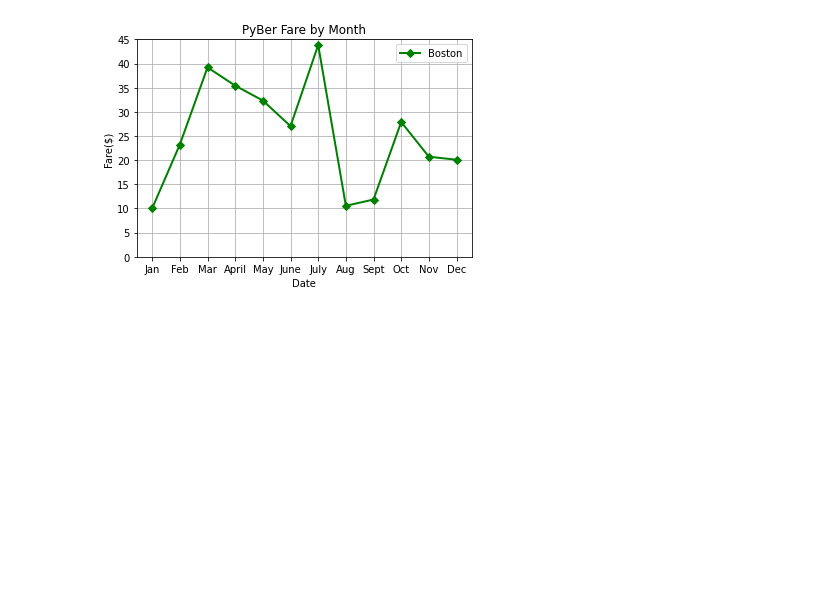
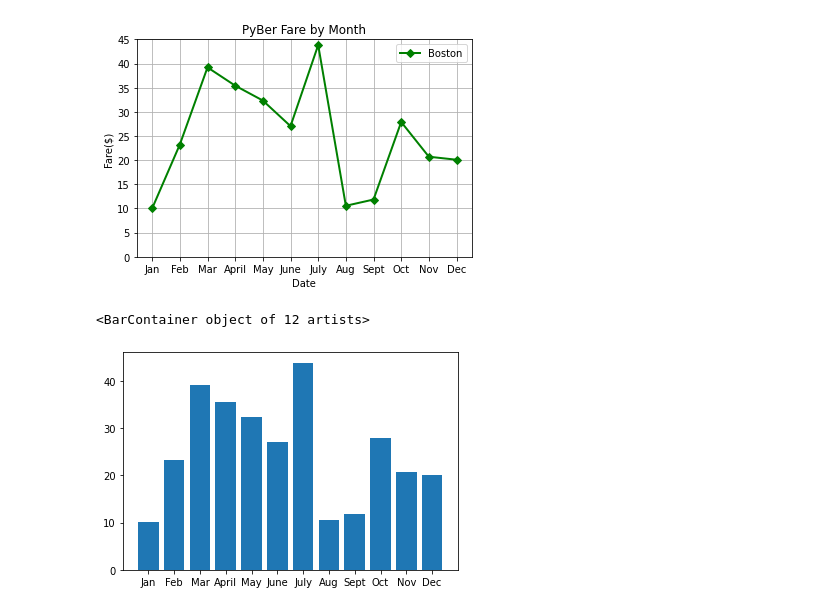
Before and after one commit to cbeckler/pyber_analysis, a Jupyter notebook: practice_code/matplotlib_practiceipynb.ipynb, the cells around one changed output. Cells and saved outputs as stored; diff of their text form; code cells hidden in the pictures; blank space fills up the shorter version.

Commit message:
create bar charts

```diff
--- a/practice_code/matplotlib_practiceipynb.ipynb
+++ b/practice_code/matplotlib_practiceipynb.ipynb
@@ -148,3 +150,9 @@ ax.legend()
 # %% [output]
 <matplotlib.legend.Legend at 0x...>
 [figure]
+# %%
+# Create the plot
+plt.bar(x_axis, y_axis)
+# %% [output]
+<BarContainer object of 12 artists>
+[figure, added]
```
Also changed, not shown: parts of 11 cells of this notebook.
